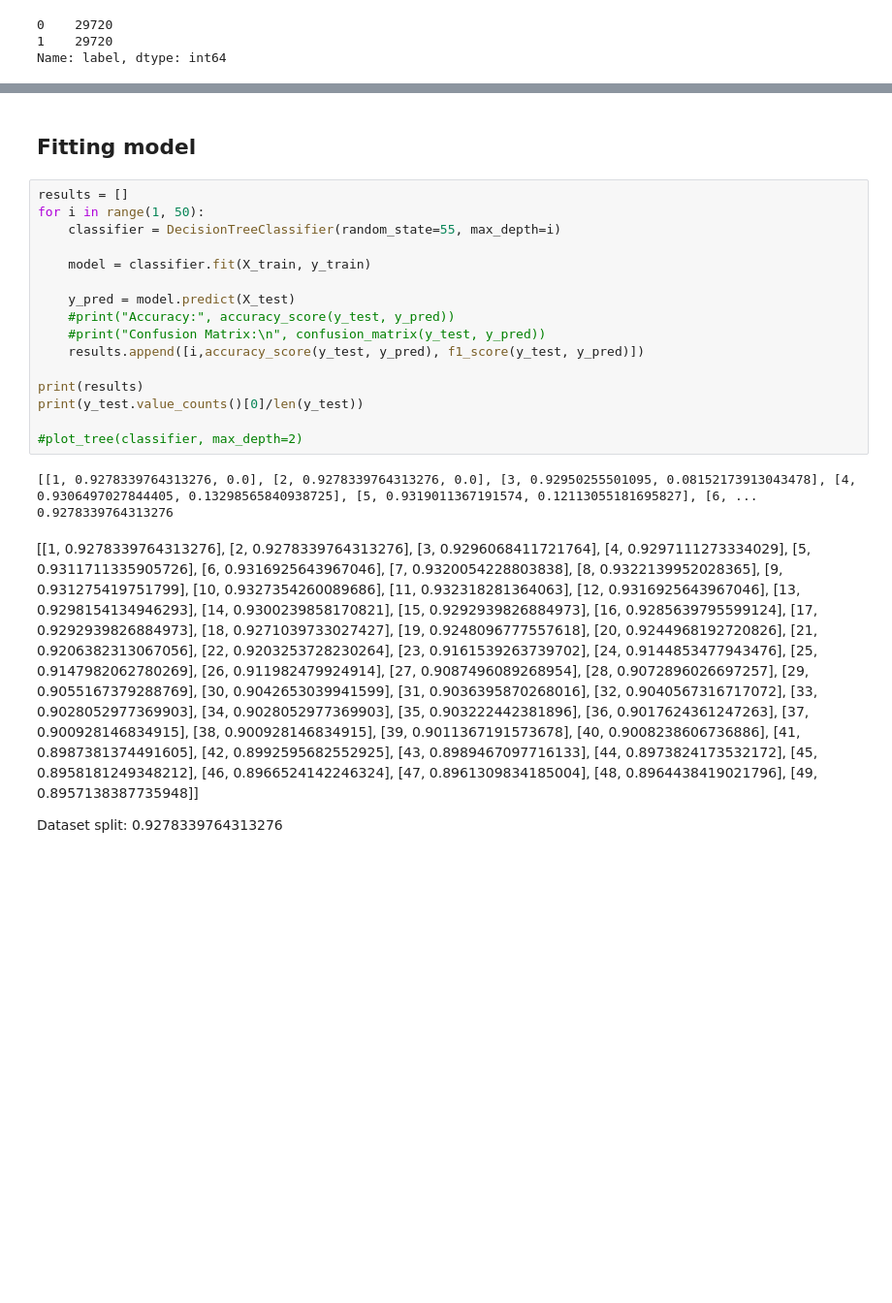
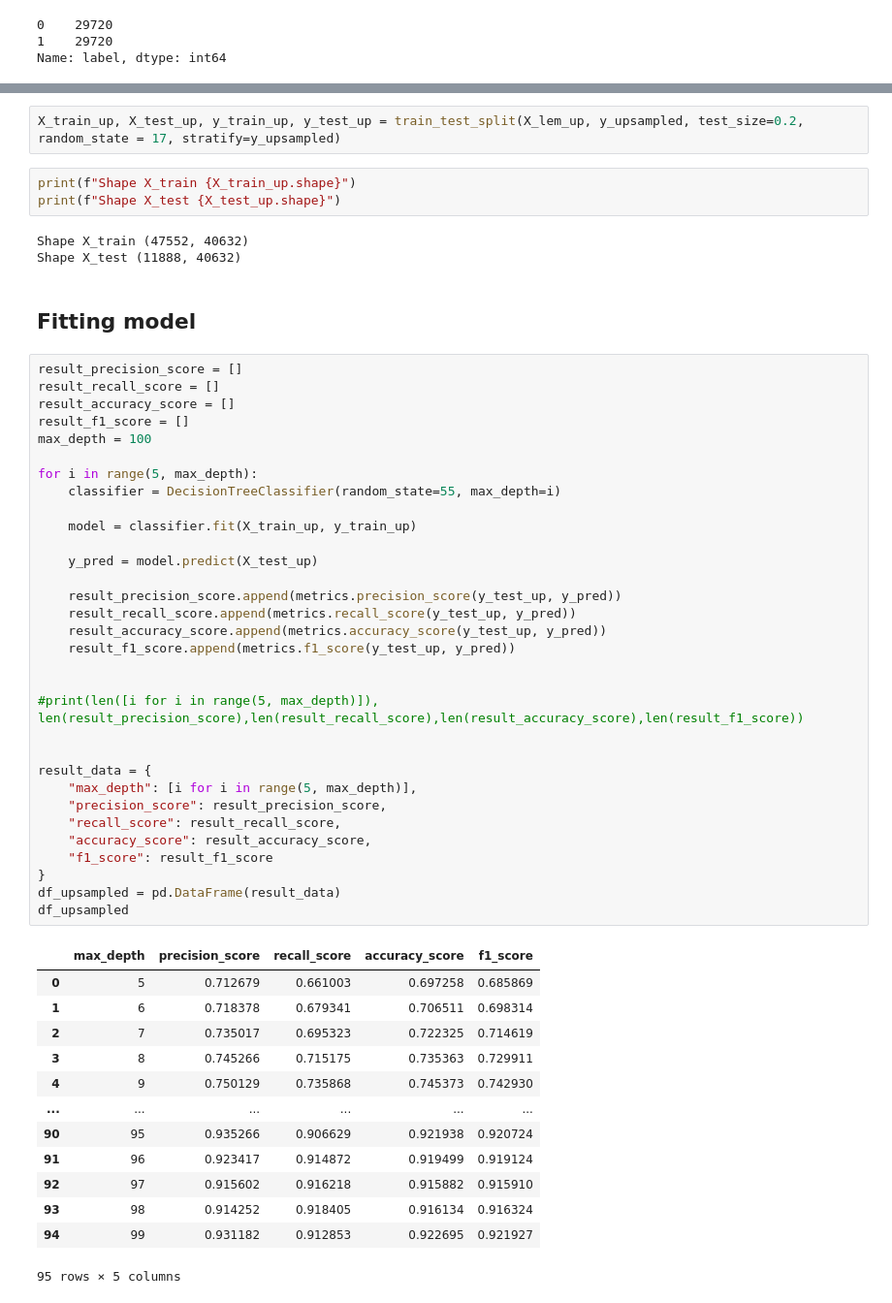
Before and after one commit to Aaron9812/Data_mining, a Jupyter notebook: src/models/decision_tree.ipynb, the cells around one changed output, grey strips where cells are left out. Shown: that part at 97% size. Drawn from its saved outputs; the diff is of its cells as text; blank space fills up the shorter version.

```diff
--- a/src/models/decision_tree.ipynb
+++ b/src/models/decision_tree.ipynb
@@ -196,25 +230,56 @@ len(X_train)
+# %%
+X_train_up, X_test_up, y_train_up, y_test_up = train_test_split(X_lem_up, y_upsampled, test_size=0.2, random_state = 17, stratify=y_upsampled)
+# %%
+print(f"Shape X_train {X_train_up.shape}")
+print(f"Shape X_test {X_test_up.shape}")
+# %% [output]
+Shape X_train (47552, 40632)
+Shape X_test (11888, 40632)
 # %% [markdown]
 ## Fitting model
-# %%
-results = []
-for i in range(1, 50):
-    classifier = DecisionTreeClassifier(random_state=55, max_depth=i)
-
-    model = classifier.fit(X_train, y_train)
-
-    y_pred = model.predict(X_test)
-    #print("Accuracy:", accuracy_score(y_test, y_pred))
-    #print("Confusion Matrix:\n", confusion_matrix(y_test, y_pred))
-    results.append([i,accuracy_score(y_test, y_pred), f1_score(y_test, y_pred)])
-
-print(results)
-print(y_test.value_counts()[0]/len(y_test))
-
-#plot_tree(classifier, max_depth=2)
-# %% [output]
-[[1, 0.9278339764313276, 0.0], [2, 0.9278339764313276, 0.0], [3, 0.92950255501095, 0.08152173913043478], [4, 0.9306497027844405, 0.13298565840938725], [5, 0.9319011367191574, 0.12113055181695827], [6, ...
-0.9278339764313276
-# %% [markdown]
-[[1, 0.9278339764313276], [2, 0.9278339764313276], [3, 0.9296068411721764], [4, 0.9297111273334029], [5, 0.9311711335905726], [6, 0.9316925643967046], [7, 0.9320054228803838], [8, 0.9322139952028365], [9, 0.931275419751799], [10, 0.9327354260089686], [11, 0.932318281364063], [12, 0.9316925643967046], [13, 0.9298154134946293], [14, 0.9300239858170821], [15, 0.9292939826884973], [16, 0.9285639795599124], [17, 0.9292939826884973], [18, 0.9271039733027427], [19, 0.9248096777557618], [20, 0.9244968192720826], [21, 0.9206382313067056], [22, 0.9203253728230264], [23, 0.9161539263739702], [24, 0.9144853477943476], [25, 0.9147982062780269], [26, 0.911982479924914], [27, 0.9087496089268954], [28, 0.9072896026697257], [29, 0.9055167379288769], [30, 0.9042653039941599], [31, 0.9036395870268016], [32, 0.9040567316717072], [33, 0.9028052977369903], [34, 0.9028052977369903], [35, 0.903222442381896], [36, 0.9017624361247263], [37, 0.900928146834915], [38, 0.900928146834915], [39, 0.9011367191573678], [40, 0.9008238606736886], [41, 0.8987381374491605], [42, 0.8992595682552925], [43, 0.8989467097716133], [44, 0.8973824173532172], [45, 0.8958181249348212], [46, 0.8966524142246324], [47, 0.8961309834185004], [48, 0.8964438419021796], [49, 0.8957138387735948]]
-
-Dataset split: 0.9278339764313276
+# %%
+result_precision_score = []
+result_recall_score = []
+result_accuracy_score = []
+result_f1_score = []
+max_depth = 100
+
+for i in range(5, max_depth):
+    classifier = DecisionTreeClassifier(random_state=55, max_depth=i)
+
+    model = classifier.fit(X_train_up, y_train_up)
+
+    y_pred = model.predict(X_test_up)
+
+    result_precision_score.append(metrics.precision_score(y_test_up, y_pred))
+    result_recall_score.append(metrics.recall_score(y_test_up, y_pred))
+    result_accuracy_score.append(metrics.accuracy_score(y_test_up, y_pred))
+    result_f1_score.append(metrics.f1_score(y_test_up, y_pred))
+
+
+#print(len([i for i in range(5, max_depth)]), len(result_precision_score),len(result_recall_score),len(result_accuracy_score),len(result_f1_score))
+
+
+result_data = {
+    "max_depth": [i for i in range(5, max_depth)],
+    "precision_score": result_precision_score,
+    "recall_score": result_recall_score,
+    "accuracy_score": result_accuracy_score,
+    "f1_score": result_f1_score
+}
+df_upsampled = pd.DataFrame(result_data)
+df_upsampled
+# %% [output]
+|  | max_depth | precision_score | recall_score | accuracy_score | f1_score |
+| 0 | 5 | 0.712679 | 0.661003 | 0.697258 | 0.685869 |
+| 1 | 6 | 0.718378 | 0.679341 | 0.706511 | 0.698314 |
+| 2 | 7 | 0.735017 | 0.695323 | 0.722325 | 0.714619 |
+| 3 | 8 | 0.745266 | 0.715175 | 0.735363 | 0.729911 |
+| 4 | 9 | 0.750129 | 0.735868 | 0.745373 | 0.742930 |
+| ... | ... | ... | ... | ... | ... |
+| 90 | 95 | 0.935266 | 0.906629 | 0.921938 | 0.920724 |
+| 91 | 96 | 0.923417 | 0.914872 | 0.919499 | 0.919124 |
+| 92 | 97 | 0.915602 | 0.916218 | 0.915882 | 0.915910 |
+| 93 | 98 | 0.914252 | 0.918405 | 0.916134 | 0.916324 |
+| 94 | 99 | 0.931182 | 0.912853 | 0.922695 | 0.921927 |
+95 rows × 5 columns
```
Also changed, not shown: parts of 44 cells of this notebook.
